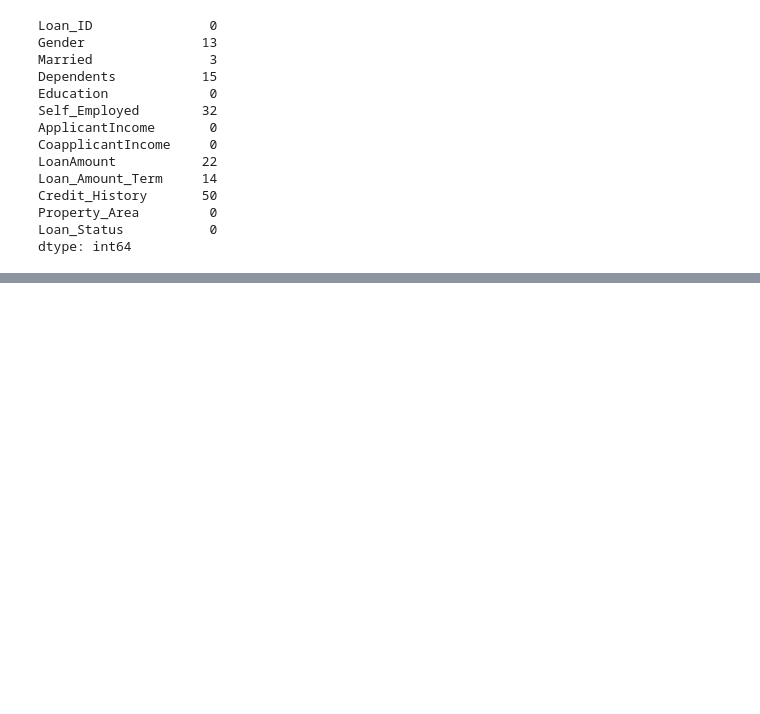
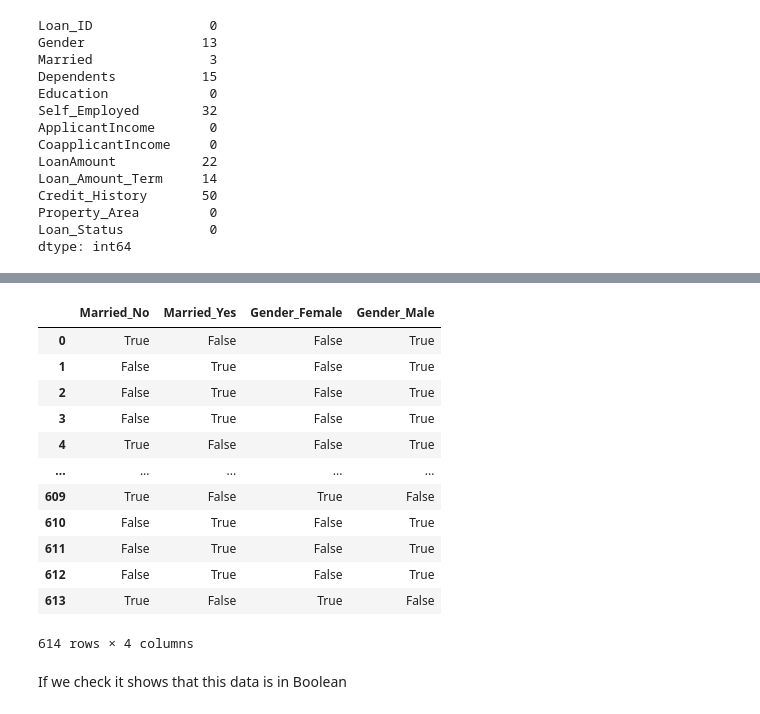
Before and after one commit to vansh1567/data-science, a Jupyter notebook: Encoding.ipynb, the cells around one changed output, grey strips where cells are left out. Drawn from its saved outputs; the diff is of its cells as text; code cells hidden in the pictures; blank space fills up the shorter version.

```diff
--- a/Encoding.ipynb
+++ b/Encoding.ipynb
@@ -40,4 +40,4 @@ Property_Area         0
 Loan_Status           0
 dtype: int64
 # %%
-df["Gender"].fillna(df["Gender"].mode()[0])
+df["Gender"] = df["Gender"].fillna(df["Gender"].mode()[0])
@@ -57,2 +44,2 @@ Name: Gender, Length: 614, dtype: str
 # %%
-df["Married"].fillna(df["Married"].mode()[0])
+df["Married"] = df["Married"].fillna(df["Married"].mode()[0])
@@ -71,0 +65,2 @@ Name: Married, Length: 614, dtype: str
+# %%
+en_df = df[["Married","Gender"]]
@@ -71,0 +83,18 @@ Name: Married, Length: 614, dtype: str
+# %%
+pd.get_dummies(en_df)
+# %% [output]
+|  | Married_No | Married_Yes | Gender_Female | Gender_Male |
+| 0 | True | False | False | True |
+| 1 | False | True | False | True |
+| 2 | False | True | False | True |
+| 3 | False | True | False | True |
+| 4 | True | False | False | True |
+| ... | ... | ... | ... | ... |
+| 609 | True | False | True | False |
+| 610 | False | True | False | True |
+| 611 | False | True | False | True |
+| 612 | False | True | False | True |
+| 613 | True | False | True | False |
+614 rows × 4 columns
+# %% [markdown]
+If we check it shows that this data is in Boolean
```
Also changed, not shown: parts of 10 cells of this notebook, 2 other files.
